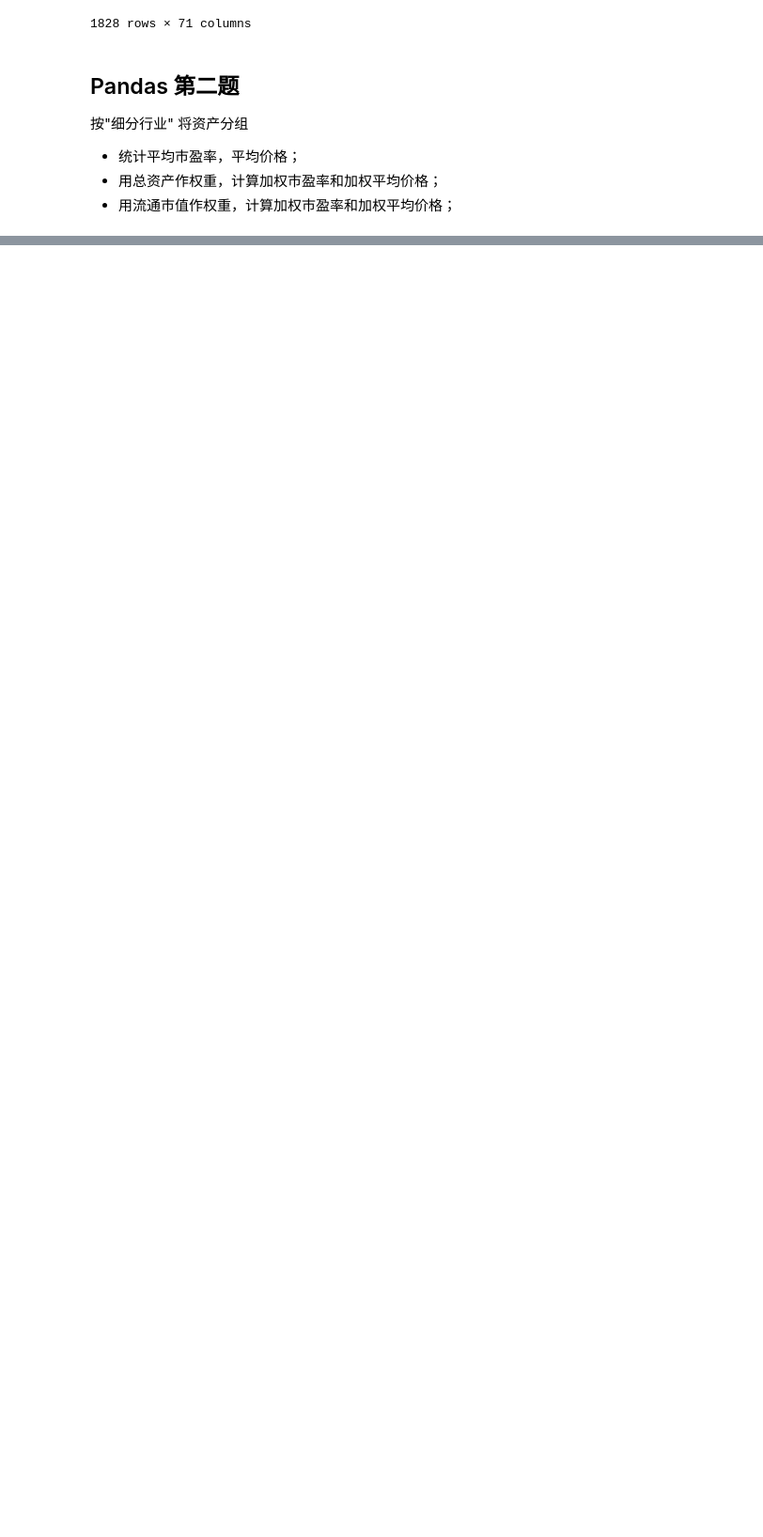
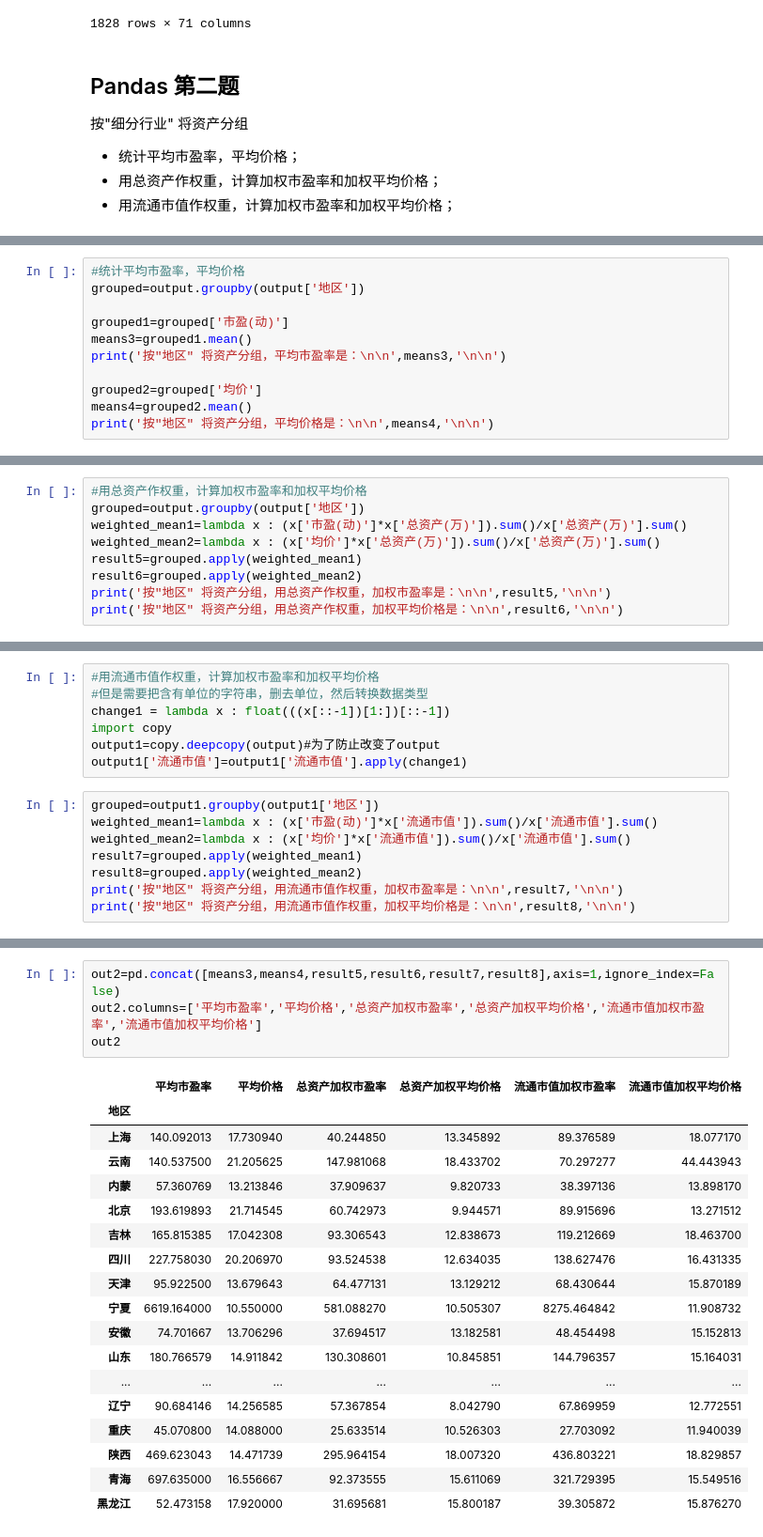
Before and after one commit to Luoxiaogan/Guide_to_financial_data_analysis, a Jupyter notebook: Guide_to_financial_data_analysis/hw/hw2/Homework2.ipynb, the cells around one changed output, grey strips where cells are left out. Shown at 94% size. Saved outputs shown, nothing was run; the diff lists cells and outputs as text; blank space fills up the shorter version.

```diff
--- a/Guide_to_financial_data_analysis/hw/hw2/Homework2.ipynb
+++ b/Guide_to_financial_data_analysis/hw/hw2/Homework2.ipynb
@@ -525,0 +576,11 @@ Name: 均价, Length: 107, dtype: float64
+# %%
+#统计平均市盈率，平均价格
+grouped=output.groupby(output['地区'])
+
+grouped1=grouped['市盈(动)']
+means3=grouped1.mean()
+print('按"地区" 将资产分组，平均市盈率是：\n\n',means3,'\n\n')
+
+grouped2=grouped['均价']
+means4=grouped2.mean()
+print('按"地区" 将资产分组，平均价格是：\n\n',means4,'\n\n')
@@ -525,0 +605,9 @@ Name: 均价, Length: 107, dtype: float64
+# %%
+#用总资产作权重，计算加权市盈率和加权平均价格
+grouped=output.groupby(output['地区'])
+weighted_mean1=lambda x : (x['市盈(动)']*x['总资产(万)']).sum()/x['总资产(万)'].sum()
+weighted_mean2=lambda x : (x['均价']*x['总资产(万)']).sum()/x['总资产(万)'].sum()
+result5=grouped.apply(weighted_mean1)
+result6=grouped.apply(weighted_mean2)
+print('按"地区" 将资产分组，用总资产作权重，加权市盈率是：\n\n',result5,'\n\n')
+print('按"地区" 将资产分组，用总资产作权重，加权平均价格是：\n\n',result6,'\n\n')
@@ -525,0 +632,15 @@ Name: 均价, Length: 107, dtype: float64
+# %%
+#用流通市值作权重，计算加权市盈率和加权平均价格
+#但是需要把含有单位的字符串，删去单位，然后转换数据类型
+change1 = lambda x : float(((x[::-1])[1:])[::-1])
+import copy
+output1=copy.deepcopy(output)#为了防止改变了output
+output1['流通市值']=output1['流通市值'].apply(change1)
+# %%
+grouped=output1.groupby(output1['地区'])
+weighted_mean1=lambda x : (x['市盈(动)']*x['流通市值']).sum()/x['流通市值'].sum()
+weighted_mean2=lambda x : (x['均价']*x['流通市值']).sum()/x['流通市值'].sum()
+result7=grouped.apply(weighted_mean1)
+result8=grouped.apply(weighted_mean2)
+print('按"地区" 将资产分组，用流通市值作权重，加权市盈率是：\n\n',result7,'\n\n')
+print('按"地区" 将资产分组，用流通市值作权重，加权平均价格是：\n\n',result8,'\n\n')
@@ -525,0 +699,23 @@ Name: 均价, Length: 107, dtype: float64
+# %%
+out2=pd.concat([means3,means4,result5,result6,result7,result8],axis=1,ignore_index=False)
+out2.columns=['平均市盈率','平均价格','总资产加权市盈率','总资产加权平均价格','流通市值加权市盈率','流通市值加权平均价格']
+out2
+# %% [output]
+|  | 平均市盈率 | 平均价格 | 总资产加权市盈率 | 总资产加权平均价格 | 流通市值加权市盈率 | 流通市值加权平均价格 |
+| 地区 |  |  |  |  |  |  |
+| 上海 | 140.092013 | 17.730940 | 40.244850 | 13.345892 | 89.376589 | 18.077170 |
+| 云南 | 140.537500 | 21.205625 | 147.981068 | 18.433702 | 70.297277 | 44.443943 |
+| 内蒙 | 57.360769 | 13.213846 | 37.909637 | 9.820733 | 38.397136 | 13.898170 |
+| 北京 | 193.619893 | 21.714545 | 60.742973 | 9.944571 | 89.915696 | 13.271512 |
+| 吉林 | 165.815385 | 17.042308 | 93.306543 | 12.838673 | 119.212669 | 18.463700 |
+| 四川 | 227.758030 | 20.206970 | 93.524538 | 12.634035 | 138.627476 | 16.431335 |
+| 天津 | 95.922500 | 13.679643 | 64.477131 | 13.129212 | 68.430644 | 15.870189 |
+| 宁夏 | 6619.164000 | 10.550000 | 581.088270 | 10.505307 | 8275.464842 | 11.908732 |
+| 安徽 | 74.701667 | 13.706296 | 37.694517 | 13.182581 | 48.454498 | 15.152813 |
+| 山东 | 180.766579 | 14.911842 | 130.308601 | 10.845851 | 144.796357 | 15.164031 |
+| ... | ... | ... | ... | ... | ... | ... |
+| 辽宁 | 90.684146 | 14.256585 | 57.367854 | 8.042790 | 67.869959 | 12.772551 |
+| 重庆 | 45.070800 | 14.088000 | 25.633514 | 10.526303 | 27.703092 | 11.940039 |
+| 陕西 | 469.623043 | 14.471739 | 295.964154 | 18.007320 | 436.803221 | 18.829857 |
+| 青海 | 697.635000 | 16.556667 | 92.373555 | 15.611069 | 321.729395 | 15.549516 |
+| 黑龙江 | 52.473158 | 17.920000 | 31.695681 | 15.800187 | 39.305872 | 15.876270 |
```
Also changed, not shown: parts of 14 cells of this notebook, 1 other file.
